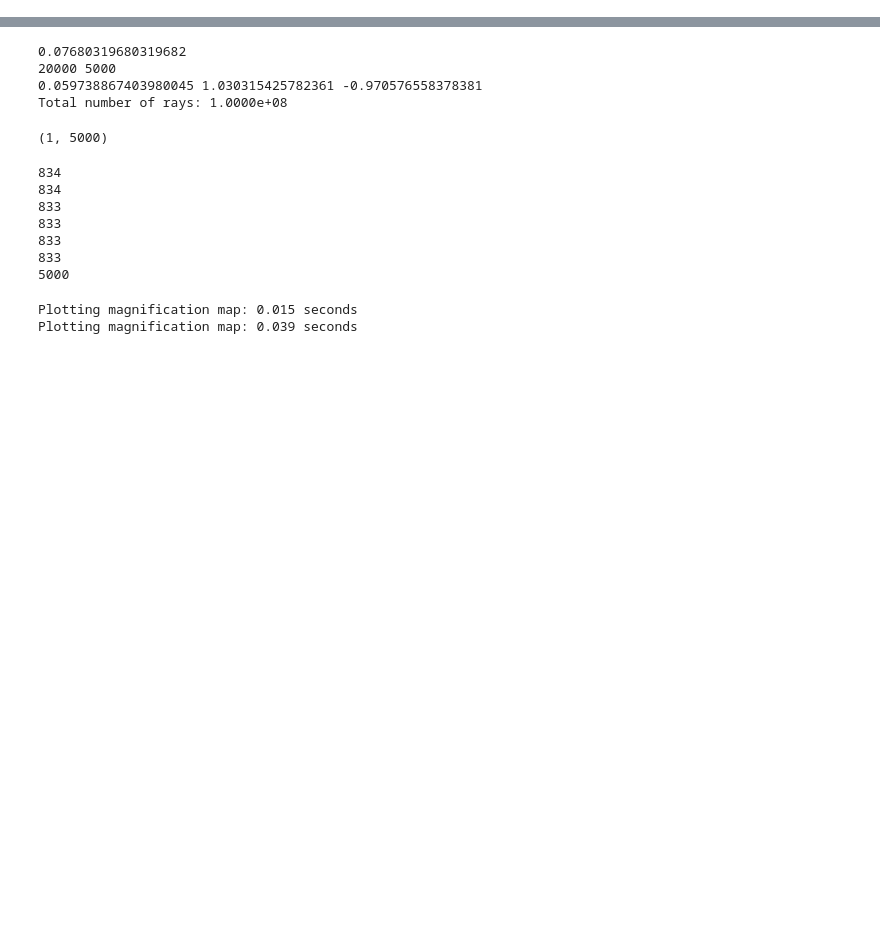
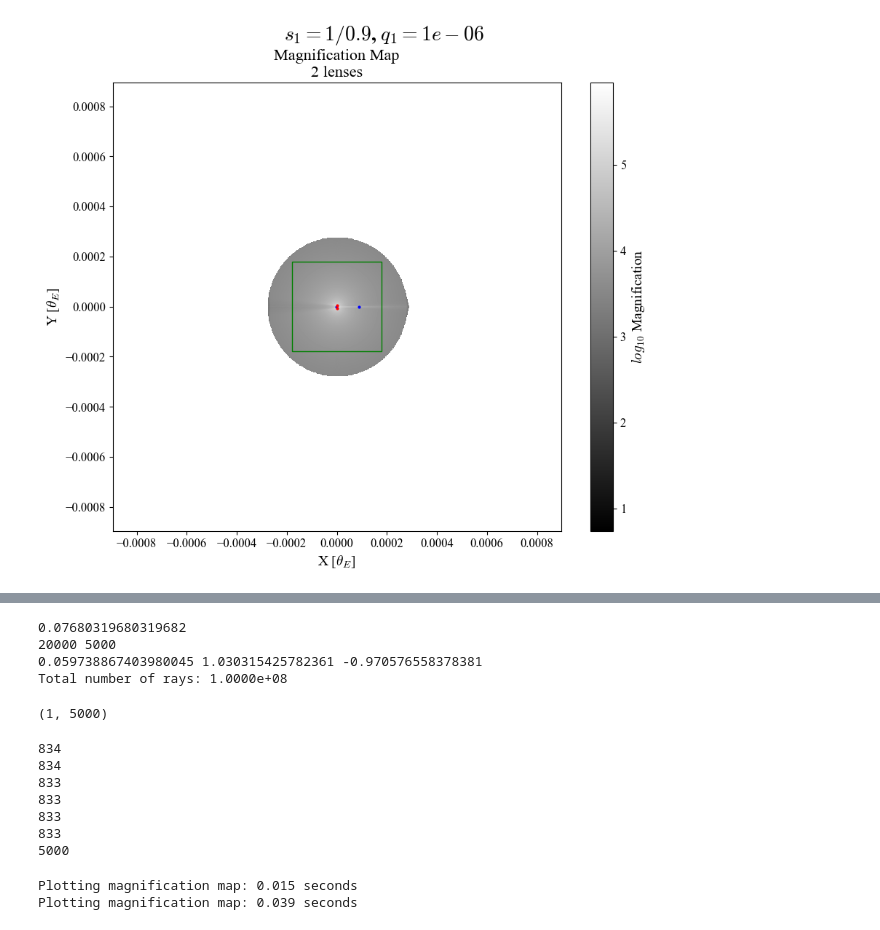
Before and after one commit to saividyud/NBLens, a Jupyter notebook: Unity Analysis/num_rays_checker.ipynb, the cells around one changed output, grey strips where cells are left out. Saved outputs shown, nothing was run; the diff lists cells and outputs as text; code cells hidden in the pictures; blank space fills up the shorter version.

```diff
--- a/Unity Analysis/num_rays_checker.ipynb
+++ b/Unity Analysis/num_rays_checker.ipynb
@@ -46,0 +192,79 @@ Binary offset: [0.00048732 0.        ]
+# %%
+s1_str = '1/0.9'
+s1 = eval(s1_str)
+
+q1 = 1e-6
+
+binary_lens_attributes = np.array([
+    [0, 0, 1],
+    [s1*np.cos(np.deg2rad(alpha1)), s1*np.sin(np.deg2rad(alpha1)), q1],
+])
+
+# Rotation matrix for first planet
+first_planet_DCM = np.array([
+    [np.cos(np.deg2rad(alpha1)), -np.sin(np.deg2rad(alpha1))],
+    [np.sin(np.deg2rad(alpha1)), np.cos(np.deg2rad(alpha1))]
+])
+
+# Binary offset
+delta1_rot = np.array([q1 / ((1 + q1) * (s1 + 1/s1)), 0]).reshape(-1, 1)
+delta1 = np.dot(first_planet_DCM, delta1_rot).reshape(2)
+print(f'Binary offset: {delta1}')
+
+# Correcting binary lens attributes
+binary_lens_attributes[:, :2] -= delta1
+
+# Calculating center of mass of lenses
+center_of_mass = np.average(binary_lens_attributes[:, :2], axis=0, weights=binary_lens_attributes[:, 2])
+print(f'Center of mass: {center_of_mass}')
+
+pixels = 2000
+delta = 0.001
+
+ang_width, thickness, (y_plus, y_minus), cusp_points = IRSC.IRSCaustics.ang_width_thickness_calculator(binary_lens_attributes, cm_offset='auto', cm_translation=delta1)
+num_r, num_theta = IRSC.IRSCaustics.num_ray_calculator(pixels, ang_width, delta, y_plus, y_minus)
+
+print(f'Angular width: {ang_width}, Thickness: {thickness}')
+print(f'y_plus: {y_plus}, y_minus: {y_minus}')
+print(f'Number of rays in r: {num_r}, Number of rays in theta: {num_theta}')
+
+diff_y_plus = y_plus
+diff_y_minus = y_minus
+diff_thickness = diff_y_plus + diff_y_minus
+
+binary_lens_parameters = {
+    'pixels': 1000,
+    'ang_width': 5 * ang_width,
+    'thickness': diff_thickness,
+    'y_plus': diff_y_plus,
+    'y_minus': diff_y_minus,
+    'lens_att': binary_lens_attributes.tolist(),
+    'num_theta': 5000,
+    'num_r': 20000
+}
+
+sim = IRSC.IRSCaustics(annulus_param_dict=binary_lens_parameters)
+sim.series_calculate(cm_offset='auto')
+sim.plot()
+
+for i, points in enumerate(cusp_points[0]):
+    print(points)
+    if i < 2:
+        sim.ax_c.plot(*(points), 'bo', markersize=2)
+    else:
+        sim.ax_c.plot(*(points), 'ro', markersize=2)
+
+map_patch = patches.Rectangle(
+    xy=(-ang_width/2, -ang_width/2),
+    width=ang_width,
+    height=ang_width,
+    linewidth=1,
+    edgecolor='green',
+    facecolor='none'
+)
+
+sim.ax_c.add_patch(map_patch)
+sim.fig_c.suptitle(f'$s_1 = {s1_str}$, $q_1 = {q1}$')
+
+plt.show()
+# %% [output]
@@ -46,0 +285 @@ Binary offset: [0.00048732 0.        ]
+[figure, added]
```
Also changed, not shown: parts of 10 cells of this notebook, 4 other files.
